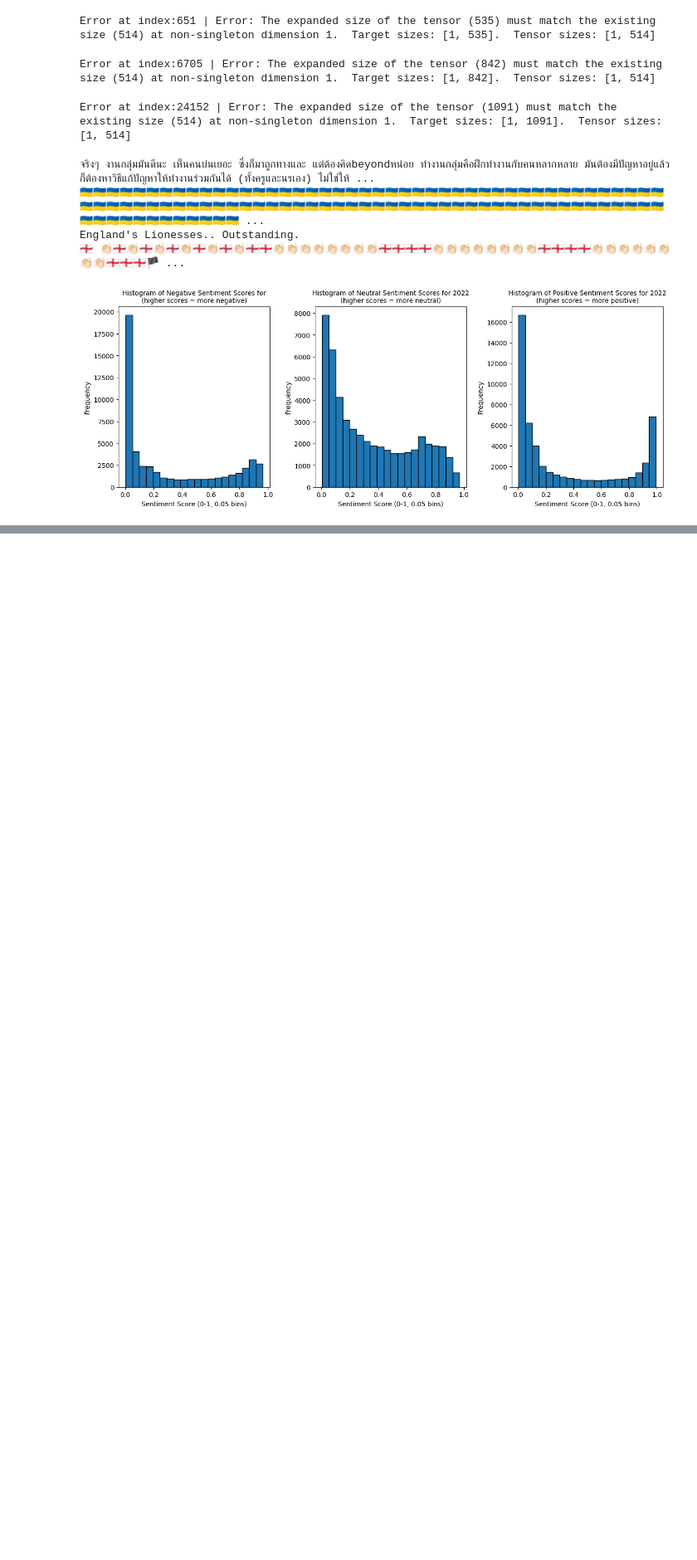
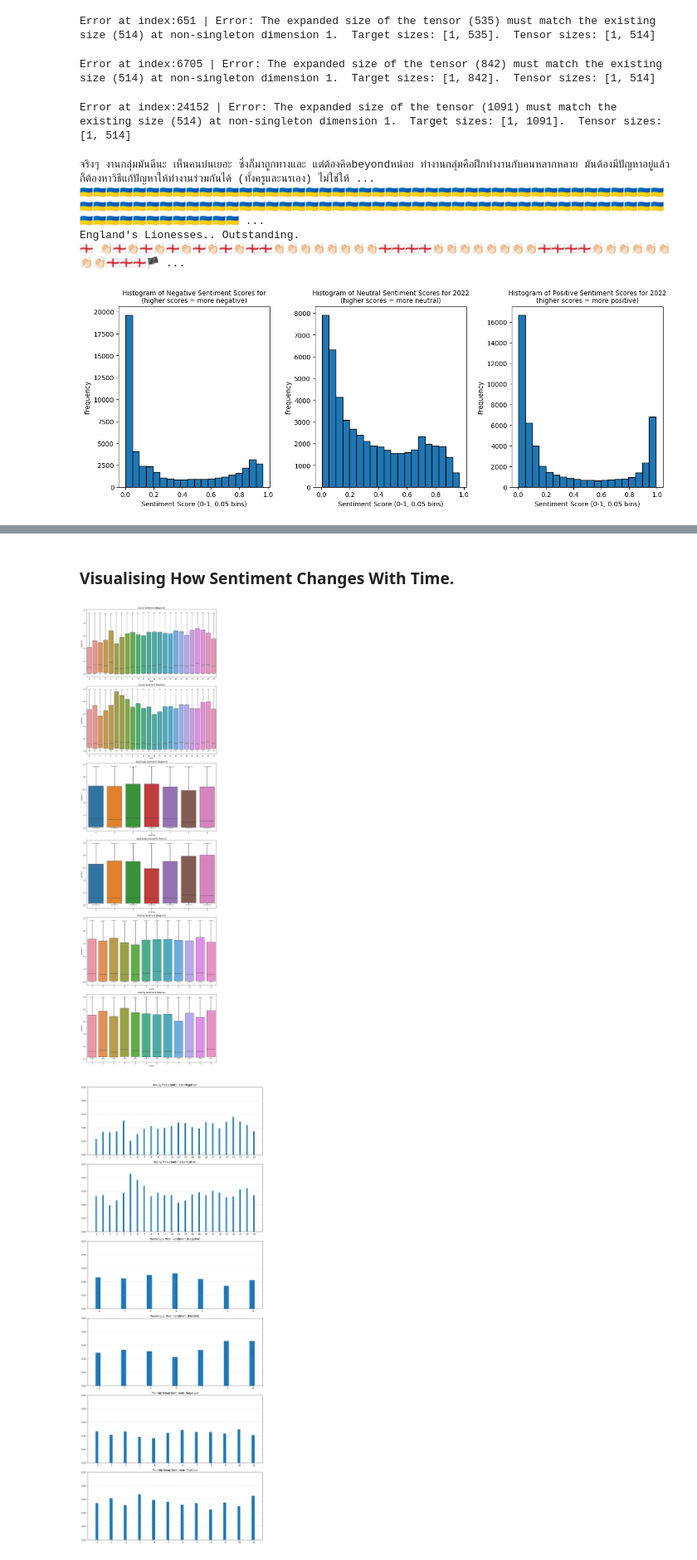
Before and after one commit to christywastaken/twitter-sentiment-analysis, a Jupyter notebook: twitter_sentiment_analysis.ipynb, the cells around one changed output, grey strips where cells are left out. Shown: that part at 83% size. Drawn from its saved outputs; the diff is of its cells as text; code cells hidden in the pictures; blank space fills up the shorter version.

Commit message:
Adds daily, monthly and weekly visualisations

```diff
--- a/twitter_sentiment_analysis.ipynb
+++ b/twitter_sentiment_analysis.ipynb
@@ -330,0 +314,45 @@ plt.show()
+# %% [markdown]
+### Visualising How Sentiment Changes With Time.
+# %%
+import seaborn as sns
+sentiment_df['created_at'] = pd.to_datetime(sentiment_df['created_at'])
+sentiment_df['hour'] = sentiment_df['created_at'].dt.hour
+sentiment_df['weekday'] = sentiment_df['created_at'].dt.weekday
+sentiment_df['month'] = sentiment_df['created_at'].dt.month
+
+fig, axes = plt.subplots(6,1,figsize=(12,40))
+
+period_list = ['hour', 'weekday', 'month']
+sentiment_list = ['negative', 'positive']
+
+i = 0
+for period in period_list:
+    for sentiment in sentiment_list:
+        sns.boxplot(x=period, y=sentiment, data=sentiment_df, ax=axes[i])
+        axes[i].set_title(f'{period.capitalize()}ly Sentiment ({sentiment.capitalize()})')
+        i += 1
+
+plt.tight_layout()
+plt.show()
+
+fig, axes = plt.subplots(6,1,figsize=(12,30))
+i = 0
+for period in period_list:
+    grouped_mean = sentiment_df.groupby(period).mean()
+    index = grouped_mean.index
+    x = np.arange(len(index))
+    width = 0.2
+    for sentiment in sentiment_list:
+        mean_values = grouped_mean[sentiment]
+        axes[i].bar(x - width/4, mean_values, width, label='Mean')
+        axes[i].set_title(f'{period.capitalize()}ly Mean Sentiment ({sentiment.capitalize()})')
+        axes[i].set_xticks(x)
+        axes[i].yaxis.grid(True, linestyle='--', linewidth=0.5)
+        axes[i].set_ylim(0.2,0.45)
+        i += 1
+
+plt.tight_layout()
+plt.show()
+# %% [output]
+[figure, added]
+[figure, added]
```
Also changed, not shown: parts of 7 cells of this notebook, 1 other file.
